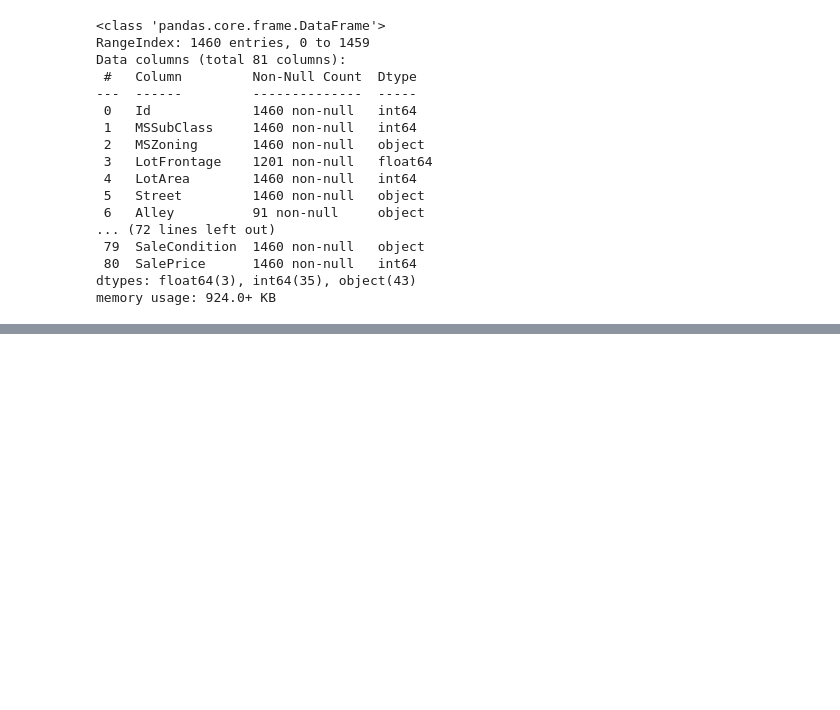
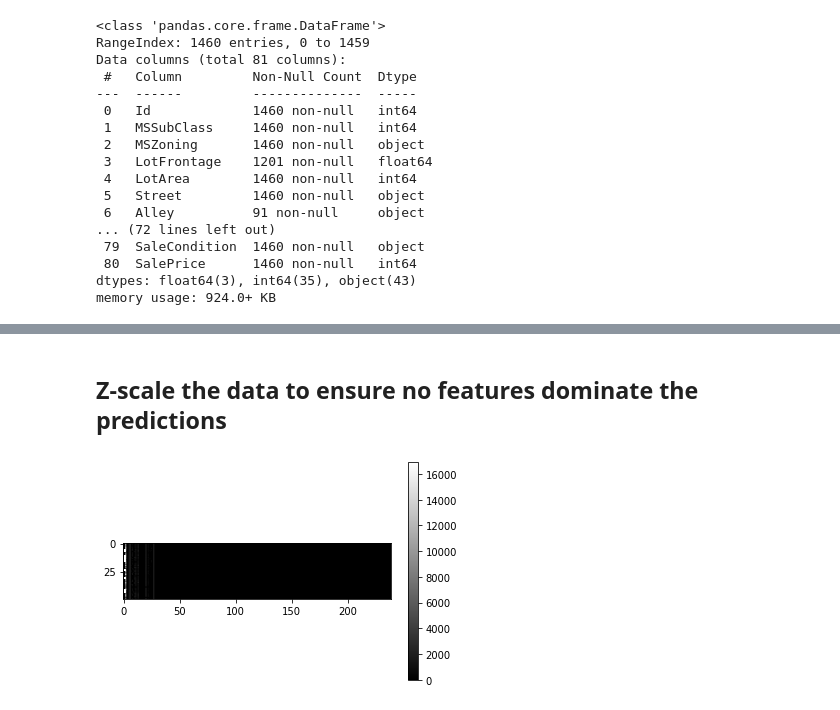
Before and after one commit to sofiapasquini/Cs9860A-Final-Project, a Jupyter notebook: CS9860A_Final_Project_Pasquini_Tondro.ipynb, the cells around one changed output, grey strips where cells are left out. Saved outputs shown, nothing was run; the diff lists cells and outputs as text; code cells hidden in the pictures; blank space fills up the shorter version.

Commit message:
Add files via upload
added standardization step to data pre-processing, added skeleton code/cells for three decision tree algorithms

```diff
--- a/CS9860A_Final_Project_Pasquini_Tondro.ipynb
+++ b/CS9860A_Final_Project_Pasquini_Tondro.ipynb
@@ -93,9 +96,3 @@ Drop:
 One-Hot Encode:
 
 -All categorical features
-# %%
-#identify all the categorical features
-toBeDummied=[]
-for i in range(df_train.shape[1]):
-    if df_train.iloc[:,i].dtype==object:
-        toBeDummied.append(df_train.columns[i])
@@ -159,5 +152,5 @@ Data columns (total 81 columns):
 dtypes: float64(3), int64(35), object(43)
 memory usage: 924.0+ KB
 # %%
-df_train.drop(toBeDropped, axis=1)
+df_train=df_train.drop(toBeDropped, axis=1)
 # df_train=pd.get_dummies(df_train,columns=toBeDummied, drop_first=True)
@@ -188,0 +172,3 @@ print(toBeDummied)
+# %%
+#now dummy the appropriate variables
+df_train=pd.get_dummies(df_train, columns=toBeDummied, drop_first=True)
@@ -188,0 +193,14 @@ print(toBeDummied)
+# %%
+#now that data has been appropriately cleaned split the training set into the feature matrix and target variables
+X_train=df_train.drop("SalePrice",axis=1)
+y_train=df_train["SalePrice"]
+# %% [markdown]
+## Z-scale the data to ensure no features dominate the predictions
+# %%
+#visualize the first 50 houses as a color map to see the differences
+first50=X_train.head(50)
+plt.imshow(first50,cmap='gray')
+plt.colorbar()
+plt.show()
+# %% [output]
+[figure, added]
```
Also changed, not shown: parts of 26 cells of this notebook.
